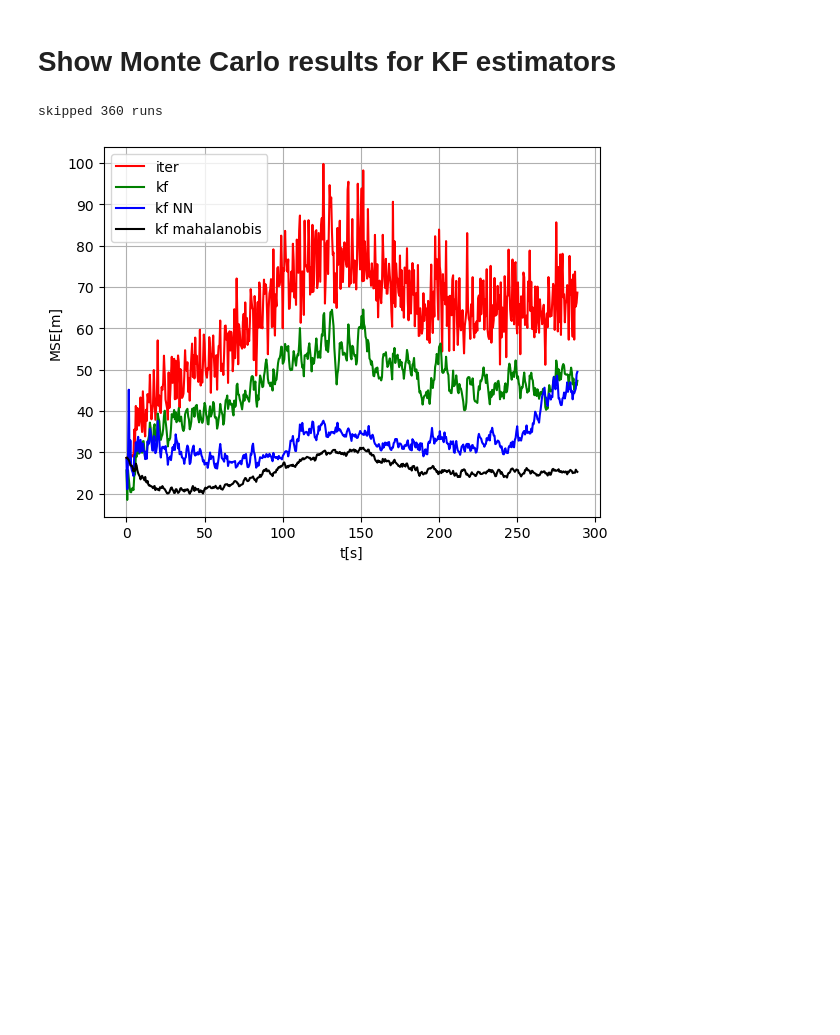
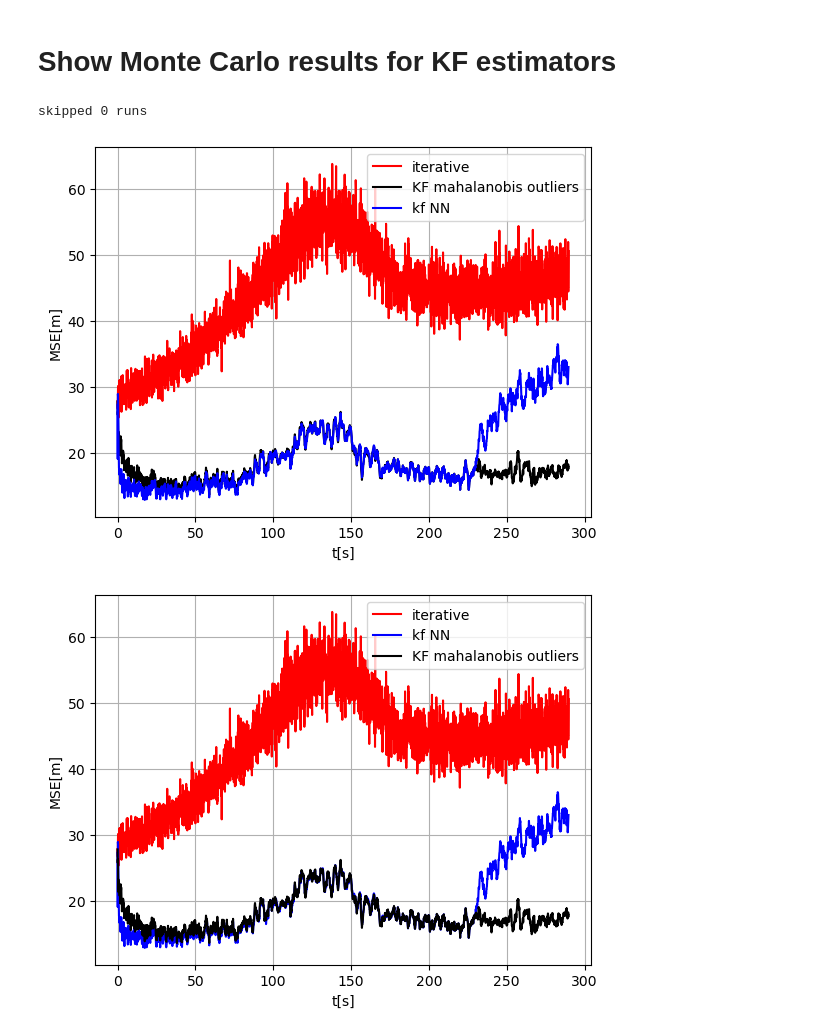
Before and after one commit to EilamNir/noisy-triangulation, a Jupyter notebook: python/src/MC_KF.ipynb, the cells around one changed output. Drawn from its saved outputs; the diff is of its cells as text; code cells hidden in the pictures; blank space fills up the shorter version.

```diff
--- a/python/src/MC_KF.ipynb
+++ b/python/src/MC_KF.ipynb
@@ -19,18 +19,17 @@ from estimation.KF_with_mahalanobis_threshold import kalman_filter_with_mahalano
 target_initial_pos = np.array([0, 0, 5000])
 target_speed_xy = 50
 target_speed_z = 10
-target_rot_speed = 3
-time_res = 0.5
+target_rot_speed = 3 #24 for sharp turn
+time_res = 0.1
 sensor_sigma = 15
-outlier_sensor_sigma = 200
 
 path1 = generate_path(0, target_speed_xy, target_speed_z, target_initial_pos, time_res)
 path1.add_straight_interval(100)
 path1.add_xy_turn_interval(90, -np.deg2rad(target_rot_speed))
 path1.add_straight_interval(100)
 # %%
-MC_iterations = 1000
-outlier_percentage = 2
+MC_iterations = 100
+outlier_percentage = 1
 outlier_sigma=500
 sigma_a = 1
 sigma_v = 100
@@ -43,6 +42,14 @@ total_err_kf_mahal = np.zeros(path1.path.shape[0])
 sensors = distance_sensors(sensor_location, sensor_sigma, outlier_percentage=outlier_percentage, outlier_sigma=outlier_sigma)
 skipped_runs = 0
 
+total_true_positive_rate = 0
+total_false_positive_rate = 0
+total_false_negative_rate = 0
+
+total_vel_err_NN_xy = 0
+total_vel_err_mahal_xy = 0
+total_vel_err_NN_z = 0
+total_vel_err_mahal_z = 0
 
 for i in range(MC_iterations):
     try:
@@ -60,8 +67,8 @@ for i in range(MC_iterations):
         kf_mahal = kalman_filter_with_mahalanobis(time_res, sigma_a, sigma_v, non_diag_reduction_ratio=2, mahalanobis_threshold=3, initial_P_multiplier=1000000)
 
         kf_path_acc = kf_acc.filter_path(it_estimated_path)
-        kf_path_NN = improved_KF.filter_path(it_estimated_path, cov=cov_mat_it)
-        kf_path_mahal, mahal_skipped_samples, mahalanobis_dists = kf_mahal.filter_path(it_estimated_path, cov=cov_mat_it, outlier_max=None)
+        kf_path_NN, kf_NN_vel = improved_KF.filter_path(it_estimated_path, cov=cov_mat_it, should_return_velocity=True)
+        kf_path_mahal, mahal_skipped_samples, mahalanobis_dists, kf_mahal_vel = kf_mahal.filter_path(it_estimated_path, cov=cov_mat_it, outlier_max=None, should_return_velocity=True)
 
         # calculate current error
         estimation_error_iter = np.sqrt(np.sum(np.square(it_estimated_path-path1.path), 1))
@@ -79,6 +86,27 @@ for i in range(MC_iterations):
         total_err_kf_acc += estimation_error_kf_acc
         total_err_NN_kf_acc += estimation_error_NN_kf_acc
         total_err_kf_mahal += estimation_error_kf_mahal
+
+
+        total_vel_err_NN_xy += np.abs(np.sqrt(np.square(kf_NN_vel[0,:]) + np.square(kf_NN_vel[1,:])) - 50)
+        total_vel_err_NN_z += np.abs(kf_NN_vel[2,:] - 10)
+        total_vel_err_mahal_xy += np.abs(np.sqrt(np.square(kf_mahal_vel[0,:]) + np.square(kf_mahal_vel[1,:])) - 50)
+        total_vel_err_mahal_z += np.abs(kf_mahal_vel[2,:] - 10)
+
+        # update true and false positive and negative rates
+        # true_positive = np.count_nonzero(np.logical_and(mahal_skipped_samples, sensors.outlier_distances))
+        # false_positive = np.count_nonzero(mahal_skipped_samples) - true_positive
+        # true_negative = np.count_nonzero(np.logical_not(np.logical_or(mahal_skipped_samples, sensors.outlier_distances)))
+        # false_negative = np.count_nonzero(np.logical_not(mahal_skipped_samples)) - true_negative
+
+        # true_positive_rate = true_positive / (true_positive + false_positive)
+        # false_positive_rate = false_positive / (true_positive + false_positive)
+        # false_negative_rate = false_negative / (true_negative + false_negative)
+
+        # total_true_positive_rate += true_positive_rate
+        # total_false_positive_rate += false_positive_rate
+        # total_false_negative_rate += false_negative_rate
+
     except KeyboardInterrupt:
         print(f"stopped after {i} iterations")
         i = i-1
@@ -91,26 +119,51 @@ mean_err_kf_acc = total_err_kf_acc / (i+1)
 mean_err_NN_kf_acc = total_err_NN_kf_acc / (i+1)
 mean_err_kf_mahal = total_err_kf_mahal / (i+1)
 
+mean_vel_err_NN_xy = total_vel_err_NN_xy / (i+1)
+mean_vel_err_NN_z = total_vel_err_NN_z / (i+1)
+mean_vel_err_mahal_xy = total_vel_err_mahal_xy / (i+1)
+mean_vel_err_mahal_z = total_vel_err_mahal_z / (i+1)
+
+# mean_true_positive_rate = total_true_positive_rate / (i+1)
+# mean_false_positive_rate = total_false_positive_rate / (i+1)
+# mean_false_negative_rate = total_false_negative_rate / (i+1)
+
 print(f"skipped {skipped_runs} runs")
+
+# print(f"{mean_true_positive_rate=} {mean_false_positive_rate=} {mean_false_negative_rate=}")
 # %% [output]
-skipped 360 runs
+skipped 0 runs
 # %%
 t = path1.time
 
 plt.figure()
-plt.plot(t, mean_err_it_est, label=f'iter', color='r')
-plt.plot(t, mean_err_kf_acc, label=f'kf', color='g')
+plt.plot(t, mean_err_it_est, label=f'iterative', color='r')
+# plt.plot(t, mean_err_kf_acc, label=f'original KF', color='g')
+plt.plot(t, mean_err_kf_mahal, label=f'KF mahalanobis outliers', color='k')
 plt.plot(t, mean_err_NN_kf_acc, label=f'kf NN', color='b')
-plt.plot(t, mean_err_kf_mahal, label=f'kf mahalanobis', color='k')
 plt.xlabel('t[s]')
 plt.ylabel('MSE[m]')
 plt.grid()
 plt.legend()
 # plt.xlim([0,10])
 # plt.ylim([0,2000])
 plt.show()
+
+plt.figure()
+plt.plot(t, mean_err_it_est, label=f'iterative', color='r')
+# plt.plot(t, mean_err_kf_acc, label=f'original KF', color='g')
+plt.plot(t, mean_err_NN_kf_acc, label=f'kf NN', color='b')
+plt.plot(t, mean_err_kf_mahal, label=f'KF mahalanobis outliers', color='k')
+plt.xlabel('t[s]')
+plt.ylabel('MSE[m]')
+plt.grid()
+plt.legend()
+# plt.xlim([0,10])
+# plt.ylim([0,2000])
+plt.show()
 # %% [output]
-[figure, old version]
+[figure, new version]
+[figure, added]
 # %%
 if MC_iterations == 1:
     plt.figure()
```
Also changed, not shown: parts of 3 cells of this notebook, 4 other files.
